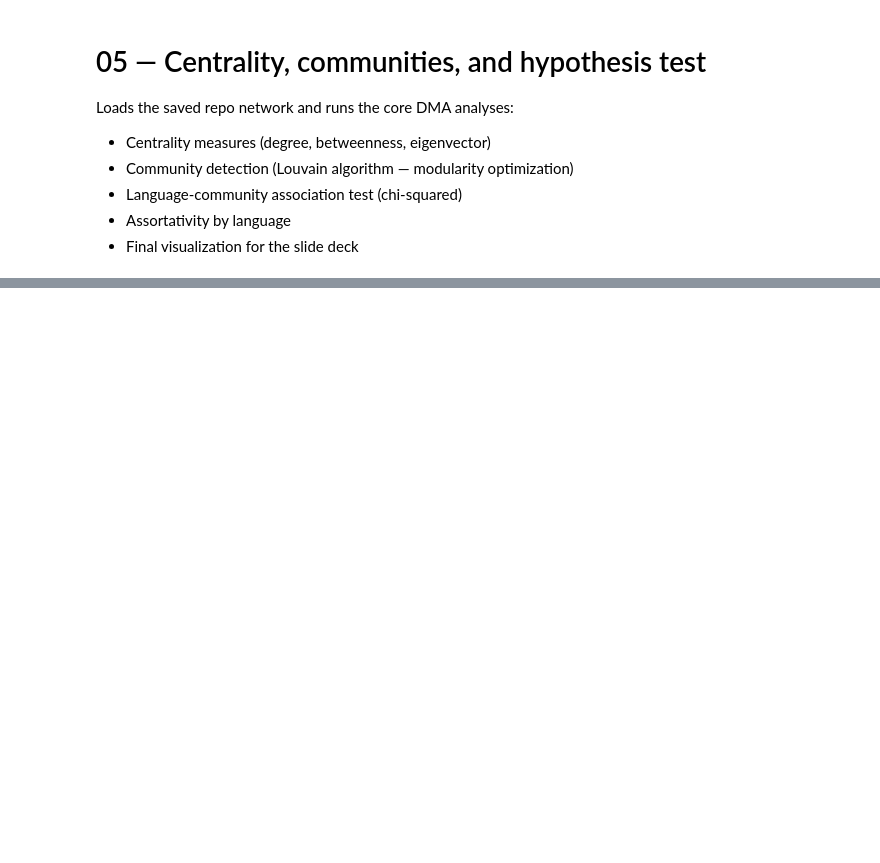
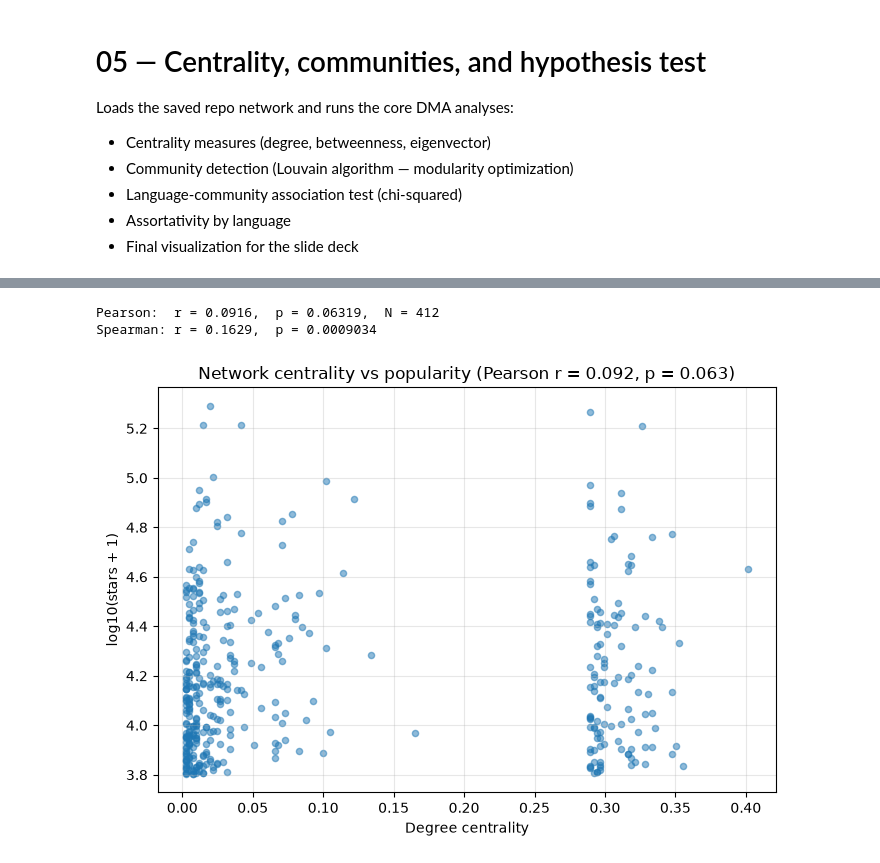
Before and after one commit to Nur2424/ml-network-analysis, a Jupyter notebook: notebooks/05_centrality_communities.ipynb, the cells around one changed output, grey strips where cells are left out. Saved outputs shown, nothing was run; the diff lists cells and outputs as text; code cells hidden in the pictures; blank space fills up the shorter version.

Commit message:
Day 2: centrality, communities, hypothesis tests complete

```diff
--- a/notebooks/05_centrality_communities.ipynb
+++ b/notebooks/05_centrality_communities.ipynb
@@ -157,0 +265,29 @@ print("Saved analysis_results.json")
+# %%
+# Headline statistical test: correlation between network centrality and popularity
+from scipy.stats import pearsonr, spearmanr
+
+df_test = df_g.copy()
+df_test["deg_centrality"] = df_test.index.map(deg_cent)
+df_test["log_stars"] = np.log10(df_test["stars"] + 1)
+df_test = df_test.dropna(subset=["deg_centrality", "log_stars"])
+
+r_p, p_p = pearsonr(df_test["deg_centrality"], df_test["log_stars"])
+print(f"Pearson:  r = {r_p:.4f},  p = {p_p:.4g},  N = {len(df_test)}")
+
+r_s, p_s = spearmanr(df_test["deg_centrality"], df_test["log_stars"])
+print(f"Spearman: r = {r_s:.4f},  p = {p_s:.4g}")
+
+# scatter plot for the slide
+plt.figure(figsize=(7, 5))
+plt.scatter(df_test["deg_centrality"], df_test["log_stars"], alpha=0.5, s=20)
+plt.xlabel("Degree centrality")
+plt.ylabel("log10(stars + 1)")
+plt.title(f"Network centrality vs popularity (Pearson r = {r_p:.3f}, p = {p_p:.2g})")
+plt.grid(True, alpha=0.3)
+plt.tight_layout()
+plt.savefig("../plots/centrality_vs_stars.png", dpi=150, bbox_inches="tight")
+plt.show()
+# %% [output]
+Pearson:  r = 0.0916,  p = 0.06319,  N = 412
+Spearman: r = 0.1629,  p = 0.0009034
+[figure, added]
```
Also changed, not shown: parts of 10 cells of this notebook, 3 other files.
